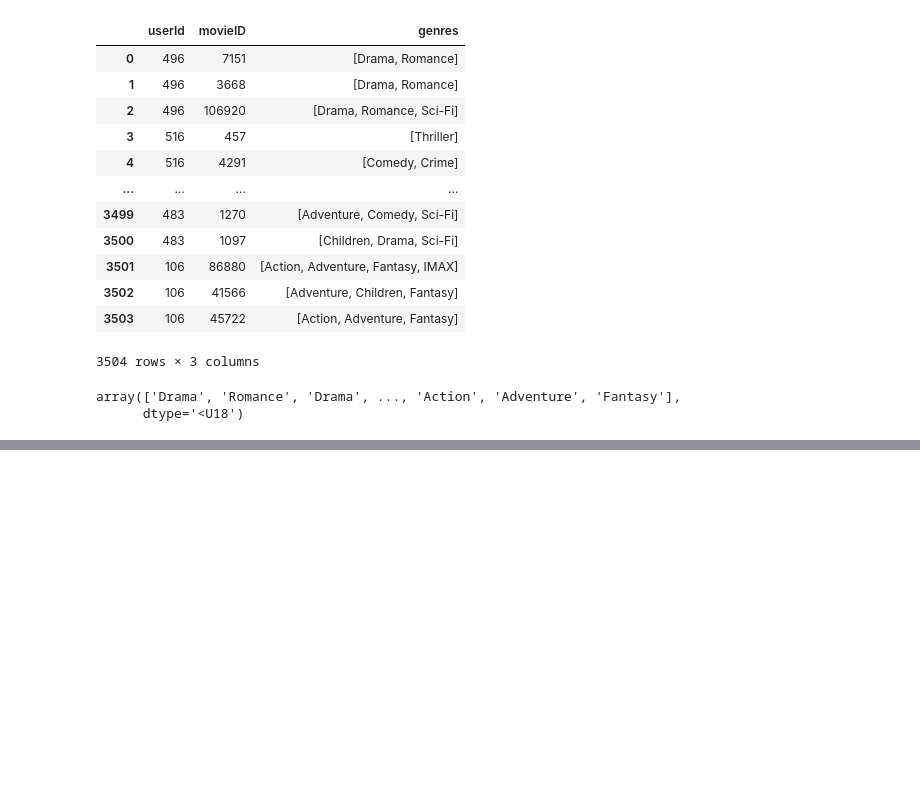
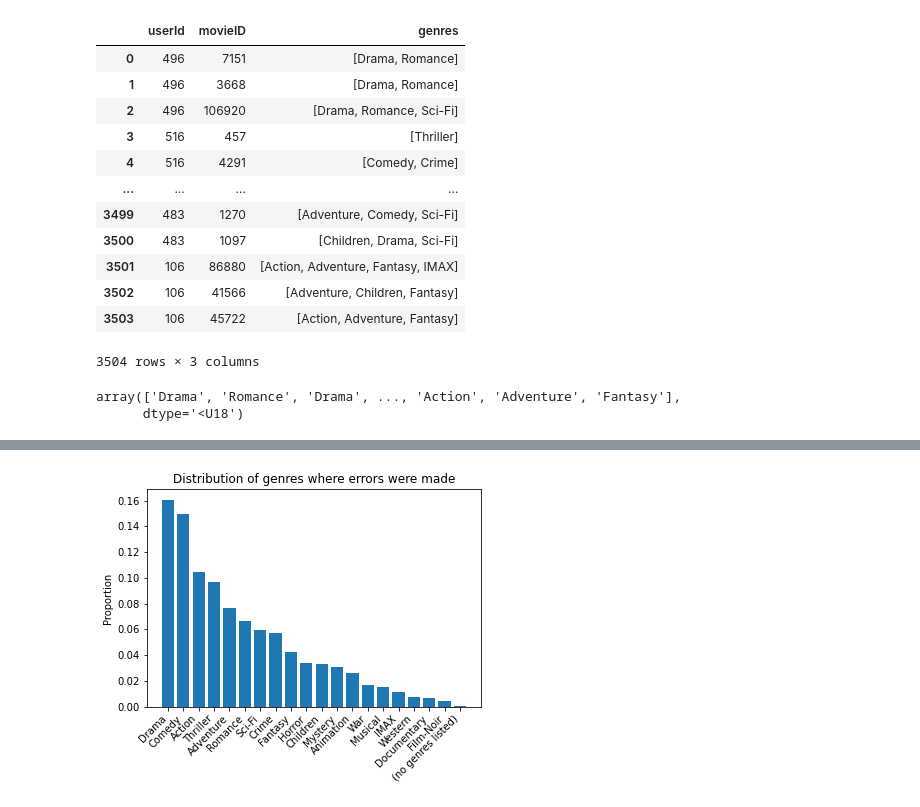
Before and after one commit to nyu-big-data/final-project-group_44, a Jupyter notebook: error_analysis/visualize.ipynb, the cells around one changed output, grey strips where cells are left out. Saved outputs shown, nothing was run; the diff lists cells and outputs as text; code cells hidden in the pictures; blank space fills up the shorter version.

```diff
--- a/error_analysis/visualize.ipynb
+++ b/error_analysis/visualize.ipynb
@@ -69,0 +201,24 @@ plt.show()
+# %%
+# plot!!!
+unique_elements, counts_elements = np.unique(error_genres, return_counts=True)
+
+# change counts to proportions
+counts_elements = counts_elements / sum(counts_elements)
+
+# make dictionary
+counts = dict(zip(unique_elements, counts_elements))
+
+# sort
+sorted_genres = sorted(counts, key=counts.get, reverse=True)
+sorted_counts = []
+for w in sorted_genres:
+    sorted_counts.append(counts[w])
+
+# plot
+plt.bar(sorted_genres, sorted_counts)
+plt.xticks(rotation=45, ha="right")
+plt.title('Distribution of genres where errors were made')
+plt.ylabel('Proportion')
+plt.show()
+# %% [output]
+[figure, added]
```
Also changed, not shown: parts of 19 cells of this notebook, 2 other files.
